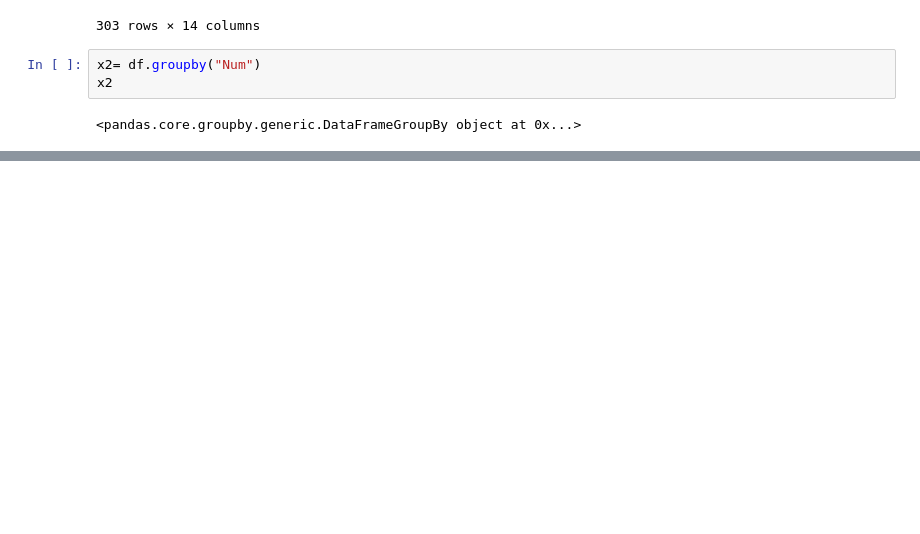
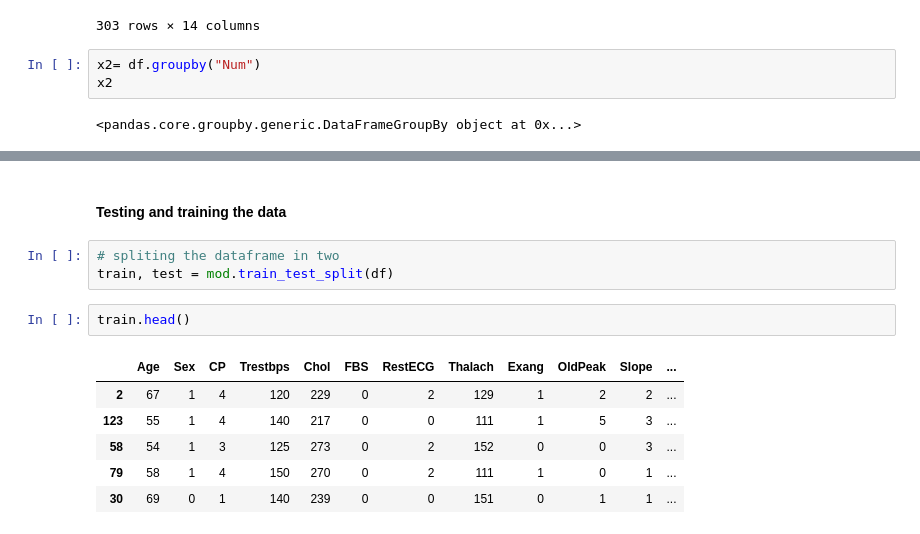
Before and after one commit to sinduff/MLS_Assign, a Jupyter notebook: Scikit-learn.ipynb, the cells around one changed output, grey strips where cells are left out. Saved outputs shown, nothing was run; the diff lists cells and outputs as text; blank space fills up the shorter version.

```diff
--- a/Scikit-learn.ipynb
+++ b/Scikit-learn.ipynb
@@ -237,0 +304,14 @@ Scikit-learn's supervised learning section has many models that can be used to c
+# %% [markdown]
+#### Testing and training the data
+# %%
+# spliting the dataframe in two
+train, test = mod.train_test_split(df)
+# %%
+train.head()
+# %% [output]
+|  | Age | Sex | CP | Trestbps | Chol | FBS | RestECG | Thalach | Exang | OldPeak | Slope | ... |
+| 2 | 67 | 1 | 4 | 120 | 229 | 0 | 2 | 129 | 1 | 2 | 2 | ... |
+| 123 | 55 | 1 | 4 | 140 | 217 | 0 | 0 | 111 | 1 | 5 | 3 | ... |
+| 58 | 54 | 1 | 3 | 125 | 273 | 0 | 2 | 152 | 0 | 0 | 3 | ... |
+| 79 | 58 | 1 | 4 | 150 | 270 | 0 | 2 | 111 | 1 | 0 | 1 | ... |
+| 30 | 69 | 0 | 1 | 140 | 239 | 0 | 0 | 151 | 0 | 1 | 1 | ... |
```
Also changed, not shown: parts of 17 cells of this notebook, 2 other files.
